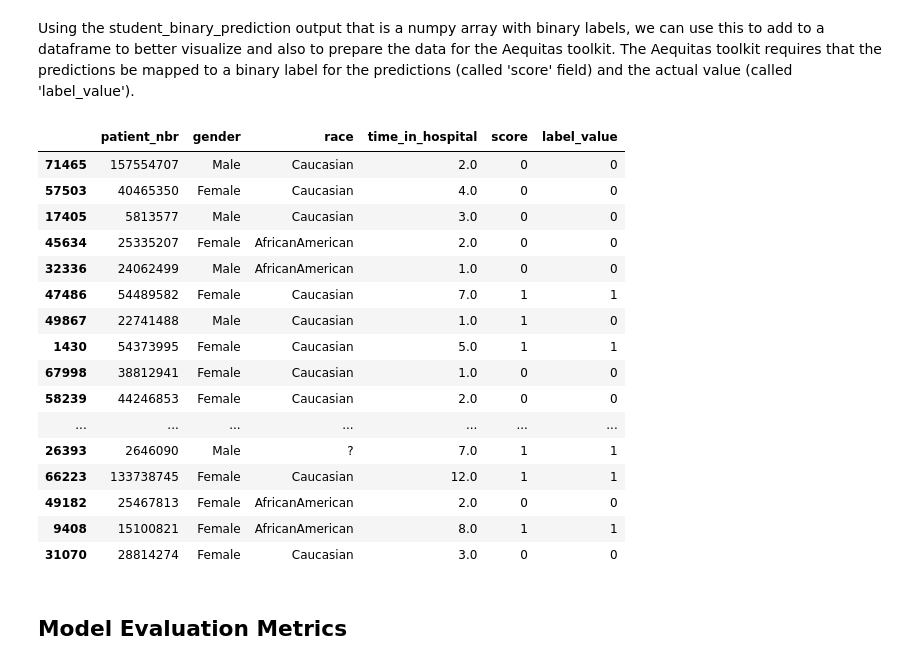
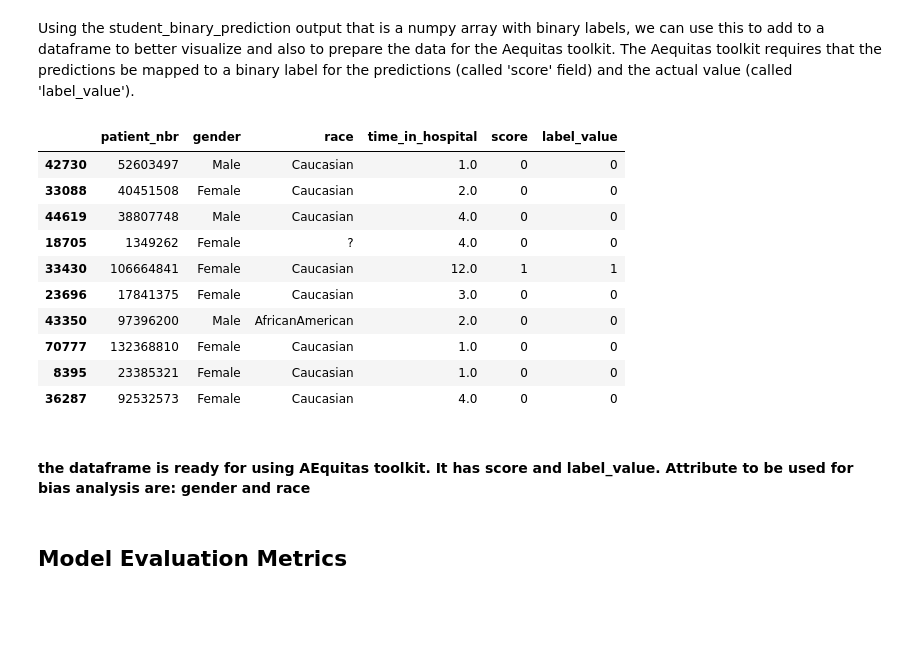
Before and after one commit to luigisaetta/uci-diabetes, a Jupyter notebook: project/starter_code/student_project.ipynb, the cells around one changed output. Drawn from its saved outputs; the diff is of its cells as text; code cells hidden in the pictures; blank space fills up the shorter version.

```diff
--- a/project/starter_code/student_project.ipynb
+++ b/project/starter_code/student_project.ipynb
@@ -893,0 +900,9 @@ get_student_binary_prediction---> Predicted positive: 3329
+# %%
+%autoreload
+
+from student_utils import get_student_binary_prediction
+
+# modified intrdoucing. a threshold
+# the value used here for the threshold (4.6) is justified for the computation done for question 11 (see below)
+# It is the threshold that maximizes the F1-score
+student_binary_prediction = get_student_binary_prediction(prob_output_df, 'pred_mean', threshold=4.6)
@@ -905,25 +922,21 @@ def add_pred_to_test(test_df, pred_np, demo_col_list):
 
 pred_test_df = add_pred_to_test(d_test, student_binary_prediction, ['race', 'gender'])
 # %%
-pred_test_df[['patient_nbr', 'gender', 'race', 'time_in_hospital', 'score', 'label_value']].head(20)
+pred_test_df[['patient_nbr', 'gender', 'race', 'time_in_hospital', 'score', 'label_value']].head(10)
 # %% [output]
 |  | patient_nbr | gender | race | time_in_hospital | score | label_value |
-| 71465 | 157554707 | Male | Caucasian | 2.0 | 0 | 0 |
-| 57503 | 40465350 | Female | Caucasian | 4.0 | 0 | 0 |
-| 17405 | 5813577 | Male | Caucasian | 3.0 | 0 | 0 |
-| 45634 | 25335207 | Female | AfricanAmerican | 2.0 | 0 | 0 |
-| 32336 | 24062499 | Male | AfricanAmerican | 1.0 | 0 | 0 |
-| 47486 | 54489582 | Female | Caucasian | 7.0 | 1 | 1 |
-| 49867 | 22741488 | Male | Caucasian | 1.0 | 1 | 0 |
-| 1430 | 54373995 | Female | Caucasian | 5.0 | 1 | 1 |
-| 67998 | 38812941 | Female | Caucasian | 1.0 | 0 | 0 |
-| 58239 | 44246853 | Female | Caucasian | 2.0 | 0 | 0 |
-| ... | ... | ... | ... | ... | ... | ... |
-| 26393 | 2646090 | Male | ? | 7.0 | 1 | 1 |
-| 66223 | 133738745 | Female | Caucasian | 12.0 | 1 | 1 |
-| 49182 | 25467813 | Female | AfricanAmerican | 2.0 | 0 | 0 |
-| 9408 | 15100821 | Female | AfricanAmerican | 8.0 | 1 | 1 |
-| 31070 | 28814274 | Female | Caucasian | 3.0 | 0 | 0 |
+| 42730 | 52603497 | Male | Caucasian | 1.0 | 0 | 0 |
+| 33088 | 40451508 | Female | Caucasian | 2.0 | 0 | 0 |
+| 44619 | 38807748 | Male | Caucasian | 4.0 | 0 | 0 |
+| 18705 | 1349262 | Female | ? | 4.0 | 0 | 0 |
+| 33430 | 106664841 | Female | Caucasian | 12.0 | 1 | 1 |
+| 23696 | 17841375 | Female | Caucasian | 3.0 | 0 | 0 |
+| 43350 | 97396200 | Male | AfricanAmerican | 2.0 | 0 | 0 |
+| 70777 | 132368810 | Female | Caucasian | 1.0 | 0 | 0 |
+| 8395 | 23385321 | Female | Caucasian | 1.0 | 0 | 0 |
+| 36287 | 92532573 | Female | Caucasian | 4.0 | 0 | 0 |
+# %% [markdown]
+#### the dataframe is ready for using **AEquitas** toolkit. It has score and label_value. Attribute to be used for bias analysis are: gender and race
 # %% [markdown]
 ## Model Evaluation Metrics
 # %% [markdown]
```
Also changed, not shown: parts of 34 cells of this notebook, 1 other file.
